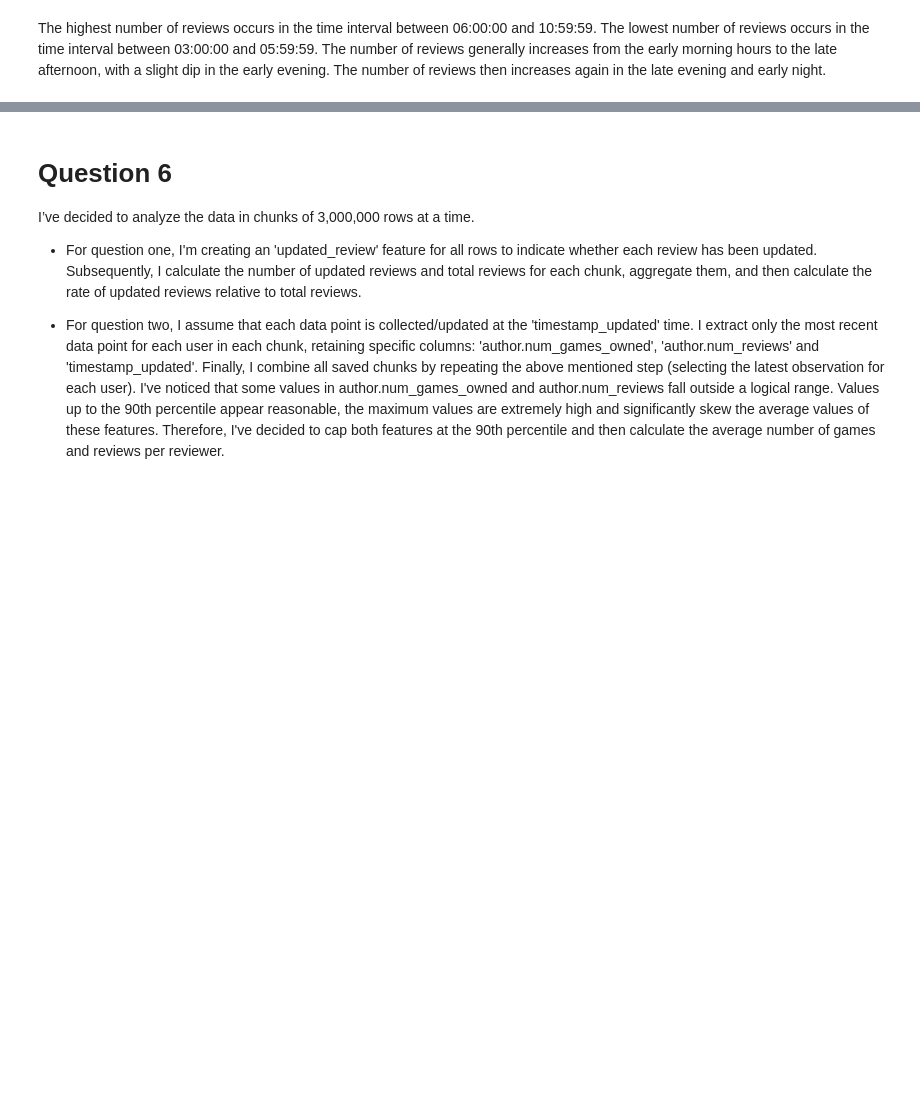
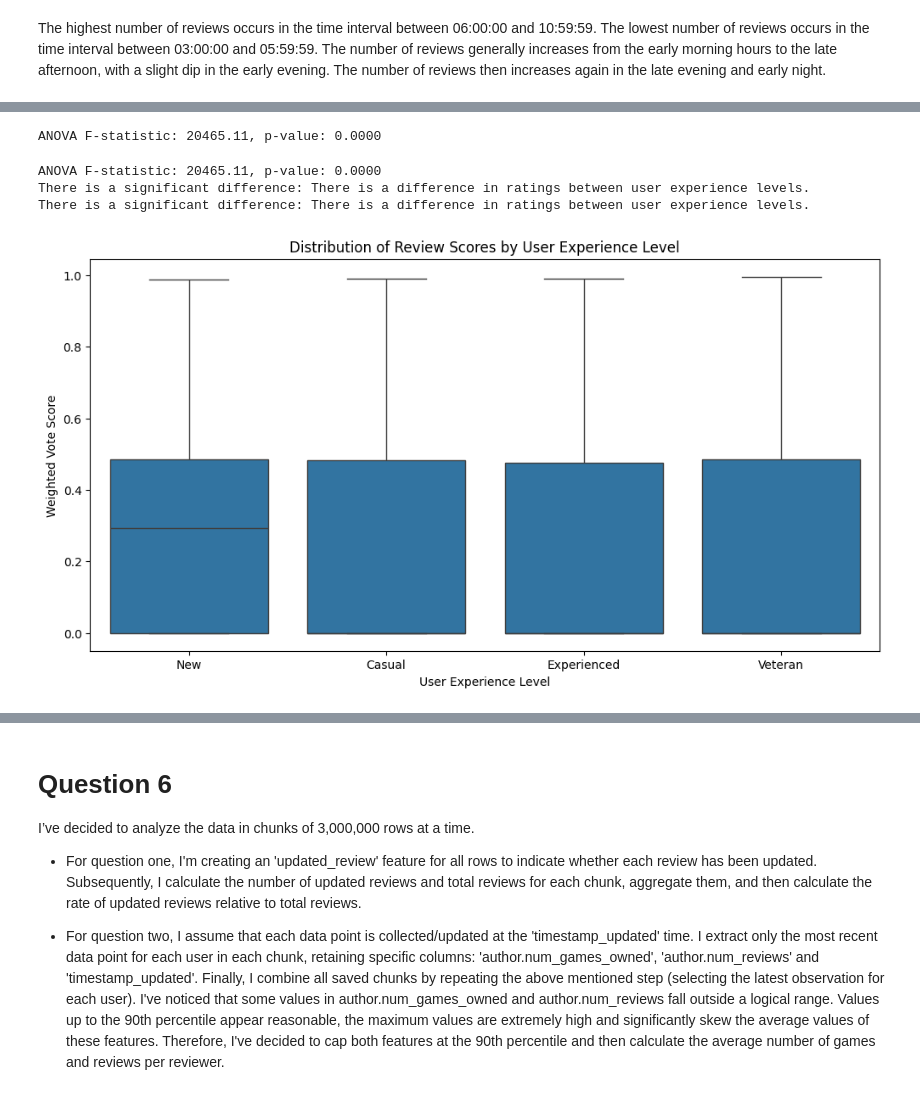
Before and after one commit to sandrokhizanishvili/SAPIENZA-ADM-HW2, a Jupyter notebook: 2021_steam_dataset_analysis.ipynb, the cells around one changed output, grey strips where cells are left out. Cells and saved outputs as stored; diff of their text form; code cells hidden in the pictures; blank space fills up the shorter version.

```diff
--- a/2021_steam_dataset_analysis.ipynb
+++ b/2021_steam_dataset_analysis.ipynb
@@ -379,0 +475,42 @@ The number of reviews then increases again in the late evening and early night.
+# %%
+# 4.3. Perform statistical test to validate the difference in review score distributions
+f_value, p_value = stats.f_oneway(df[df['user_experience'] == 'New']['weighted_vote_score'],
+                                 df[df['user_experience'] == 'Casual']['weighted_vote_score'],
+                                 df[df['user_experience'] == 'Experienced']['weighted_vote_score'],
+                                 df[df['user_experience'] == 'Veteran']['weighted_vote_score'])
+print(f'ANOVA F-statistic: {f_value:.2f}, p-value: {p_value:.4f}')
+# %% [output]
+ANOVA F-statistic: 20465.11, p-value: 0.0000
+# %%
+# 4.3. Perform statistical test to validate the difference in review score distributions
+# Determine user experience levels
+df['user_experience'] = pd.cut(df['author.playtime_forever'], bins=[-1, 60, 300, 1000, np.inf], labels=['New', 'Casual', 'Experienced', 'Veteran'])
+
+print(f'ANOVA F-statistic: {f_value:.2f}, p-value: {p_value:.4f}')
+
+# Interpret the results
+def interpret_anova_results(f_value, p_value):
+    if p_value < 0.05:
+        conclusion = "There is a significant difference: There is a difference in ratings between user experience levels."
+    else:
+        conclusion = "No significant difference: There is no difference in ratings across user experience levels."
+
+    return conclusion
+
+conclusion = interpret_anova_results(f_value, p_value)
+print(conclusion)
+conclusion = interpret_anova_results(f_value, p_value)
+print(conclusion)
+
+# Visualize the distribution with boxplot according to user experience levels
+plt.figure(figsize=(12, 6))
+sns.boxplot(x='user_experience', y='weighted_vote_score', data=df)
+plt.title('Distribution of Review Scores by User Experience Level')
+plt.xlabel('User Experience Level')
+plt.ylabel('Weighted Vote Score')
+plt.show()
+# %% [output]
+ANOVA F-statistic: 20465.11, p-value: 0.0000
+There is a significant difference: There is a difference in ratings between user experience levels.
+There is a significant difference: There is a difference in ratings between user experience levels.
+[figure, added]
```
Also changed, not shown: parts of 17 cells of this notebook.
